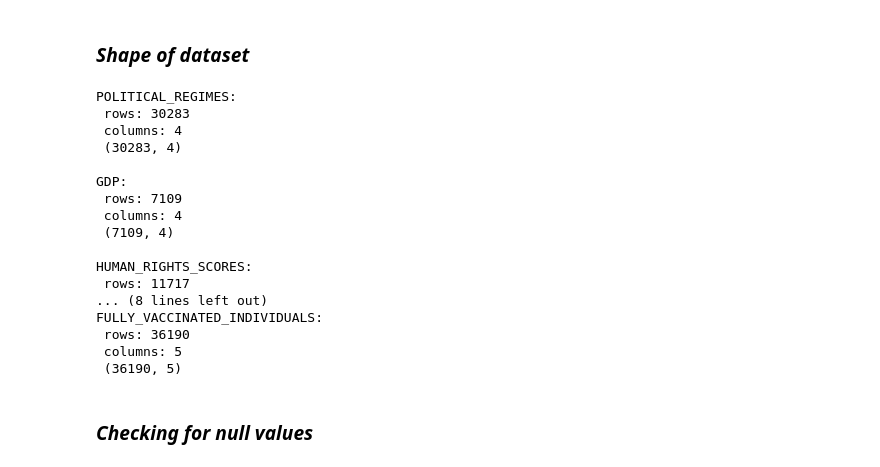
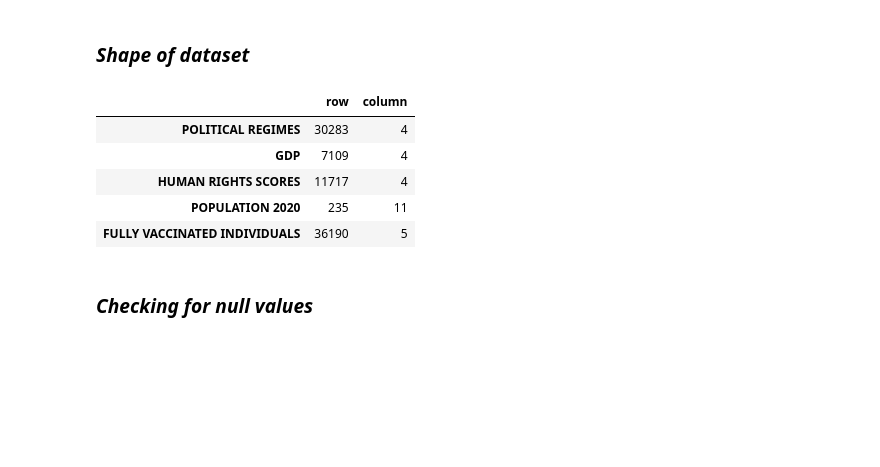
Before and after one commit to RuizLorenzoChavez/DATA100-Finals-COVID-Vaccination-Tracker, a Jupyter notebook: group1-data-storytelling.ipynb, the cells around one changed output. Saved outputs shown, nothing was run; the diff lists cells and outputs as text; code cells hidden in the pictures; blank space fills up the shorter version.

```diff
--- a/group1-data-storytelling.ipynb
+++ b/group1-data-storytelling.ipynb
@@ -117,32 +165,26 @@ dtypes: float64(1), object(4)
 memory usage: 1.4+ MB
 # %% [markdown]
 ### *Shape of dataset*
-# %%
-for i,dataset in enumerate(datasets):
-    dataset_name = datasets_name[i].upper()
-    row = dataset.shape[0]
-    column = dataset.shape[1]
-    shape = dataset.shape
-
-    print(f'{dataset_name}: \n rows: {row}\n columns: {dataset.shape[1]}\n {shape}\n')
-# %% [output]
-POLITICAL_REGIMES:
- rows: 30283
- columns: 4
- (30283, 4)
-
-GDP:
- rows: 7109
- columns: 4
- (7109, 4)
-
-HUMAN_RIGHTS_SCORES:
- rows: 11717
-... (8 lines left out)
-FULLY_VACCINATED_INDIVIDUALS:
- rows: 36190
- columns: 5
- (36190, 5)
+# %%
+rows = []
+columns = []
+upper_datasets_name = []
+for i,dataset in enumerate(datasets):
+    dataset_name = datasets_name[i].upper().replace('_',' ')
+    shape = dataset.shape
+
+    rows.append(shape[0])
+    columns.append(shape[1])
+    upper_datasets_name.append(dataset_name)
+
+pd.DataFrame({'row':rows,'column':columns},index=upper_datasets_name)
+# %% [output]
+|  | row | column |
+| POLITICAL REGIMES | 30283 | 4 |
+| GDP | 7109 | 4 |
+| HUMAN RIGHTS SCORES | 11717 | 4 |
+| POPULATION 2020 | 235 | 11 |
+| FULLY VACCINATED INDIVIDUALS | 36190 | 5 |
 # %% [markdown]
 ### *Checking for null values*
 # %%
```
Also changed, not shown: parts of 13 cells of this notebook.
